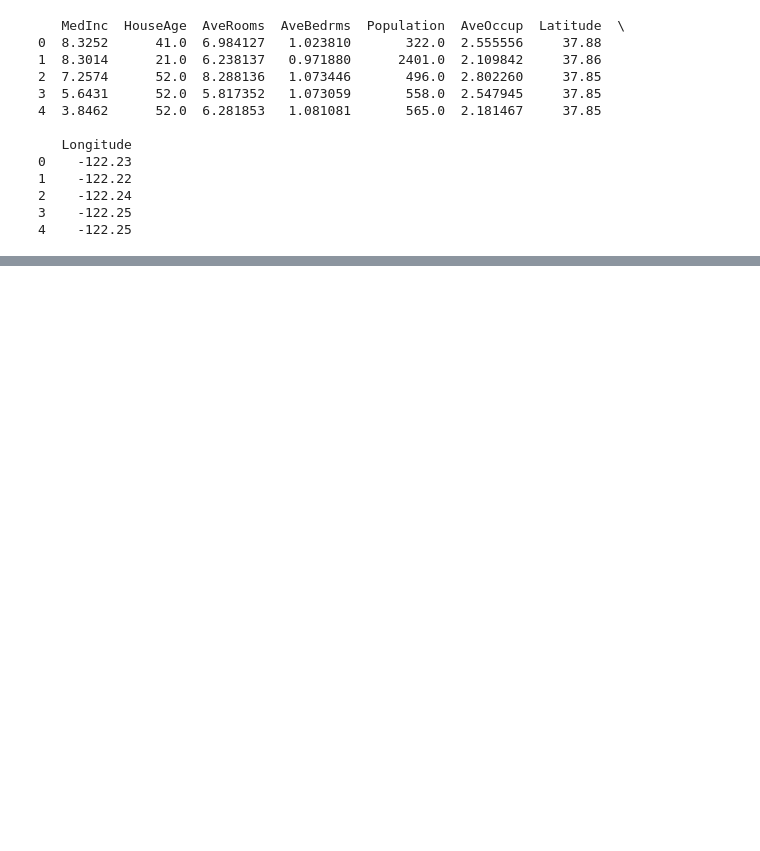
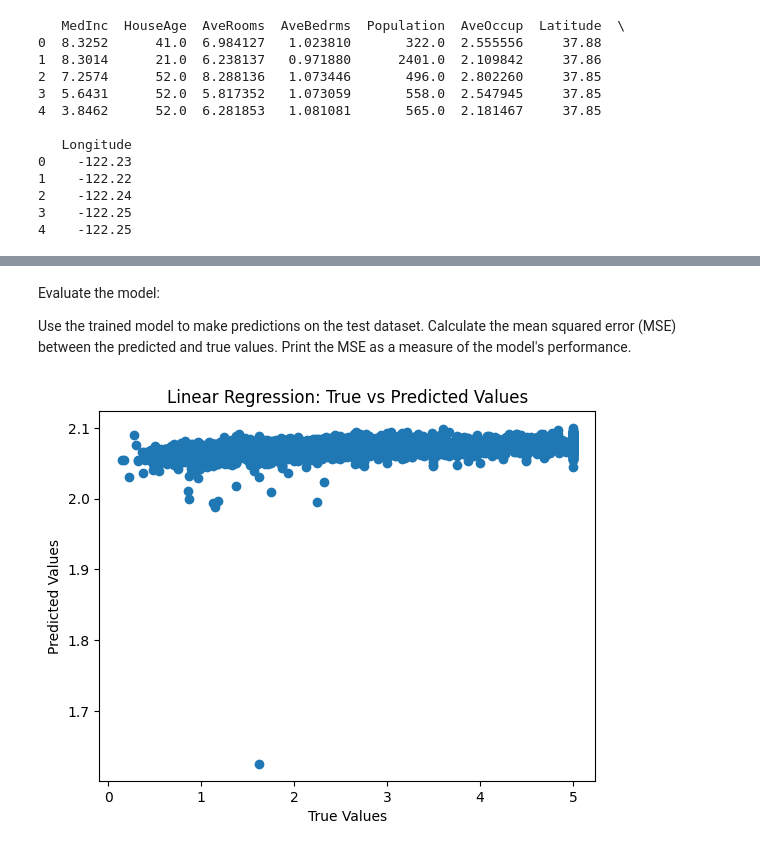
Before and after one commit to RenatoJavi/Mineria, a Jupyter notebook: LinearRegression_TensorFlow/notebook/RegresionLinealTensorflow.ipynb, the cells around one changed output, grey strips where cells are left out. Saved outputs shown, nothing was run; the diff lists cells and outputs as text; code cells hidden in the pictures; blank space fills up the shorter version.

Commit message:
Regresion Lineal Tensorflow- graphic

```diff
--- a/LinearRegression_TensorFlow/notebook/RegresionLinealTensorflow.ipynb
+++ b/LinearRegression_TensorFlow/notebook/RegresionLinealTensorflow.ipynb
@@ -7,7 +7,8 @@ from sklearn.model_selection import train_test_split
 from sklearn.preprocessing import  StandardScaler
 #pip install scikit-learn
 # %%
-raw = fetch_california_housing(download_if_missing=True)
+#raw = fetch_california_housing(download_if_missing=True)
+raw = fetch_california_housing()
 X = pd.DataFrame(data=raw['data'], columns=raw['feature_names'])
 print(X.head())
 y = pd.Series(raw['target'])
@@ -27,0 +58,14 @@ y = pd.Series(raw['target'])
+# %%
+tf.compat.v1.disable_eager_execution()
+X_placeholder = tf.compat.v1.placeholder(tf.float32, shape=[None, X_train.shape[1]])
+y_placeholder = tf.compat.v1.placeholder(tf.float32, shape=[None])
+
+W = tf.Variable(tf.compat.v1.random_normal([X_train.shape[1], 1]))
+b = tf.Variable(tf.compat.v1.random_normal([1]))
+
+y_pred = tf.matmul(X_placeholder, W) + b
+
+loss = tf.reduce_mean(tf.square(y_pred - y_placeholder))
+
+optimizer = tf.compat.v1.train.GradientDescentOptimizer(learning_rate=0.01)
+train_op = optimizer.minimize(loss)
@@ -27,0 +122,21 @@ y = pd.Series(raw['target'])
+# %%
+batch_size = 128
+num_epochs = 20
+
+with tf.compat.v1.Session() as tfsession:
+    tfsession.run(tf.compat.v1.global_variables_initializer())
+
+    for epoch in range(num_epochs):
+        for i in range(0, X_train.shape[0], batch_size):
+            batch_X = X_train[i:i+batch_size]
+            batch_y = y_train[i:i+batch_size]
+            tfsession.run(train_op, feed_dict={X_placeholder: batch_X, y_placeholder: batch_y})
+
+        train_loss = tfsession.run(loss, feed_dict={X_placeholder: X_train, y_placeholder: y_train})
+        print(f"Epoch {epoch}: Training Loss = {train_loss}")
+
+
+    test_loss = tfsession.run(loss, feed_dict={X_placeholder: X_test, y_placeholder: y_test})
+    print(f"Test Loss: {test_loss}")
+
+    y_pred_test = tfsession.run(y_pred, feed_dict={X_placeholder: X_test})
@@ -27,0 +161,15 @@ y = pd.Series(raw['target'])
+# %% [markdown]
+Evaluate the model:
+
+Use the trained model to make predictions on the test dataset.
+Calculate the mean squared error (MSE) between the predicted and true values.
+Print the MSE as a measure of the model's performance.
+# %%
+import matplotlib.pyplot as plt
+plt.scatter(y_test, y_pred_test)
+plt.xlabel("True Values")
+plt.ylabel("Predicted Values")
+plt.title("Linear Regression: True vs Predicted Values")
+plt.show()
+# %% [output]
+[figure, added]
```
Also changed, not shown: parts of 7 cells of this notebook.
